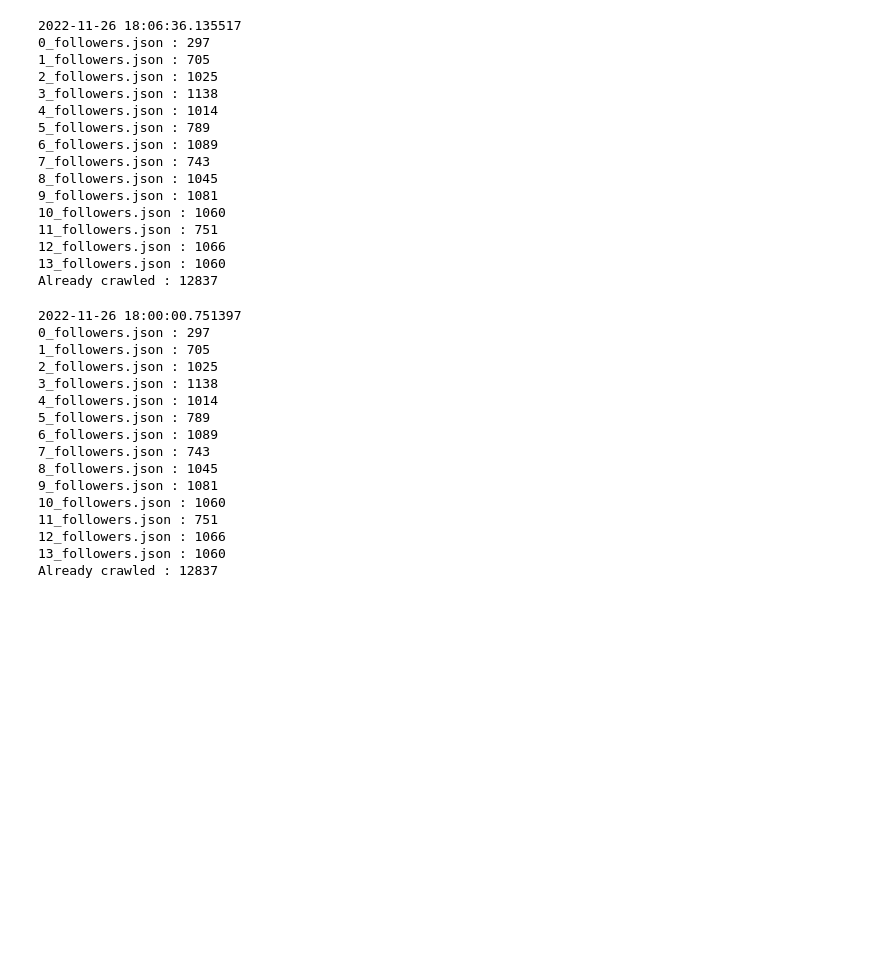
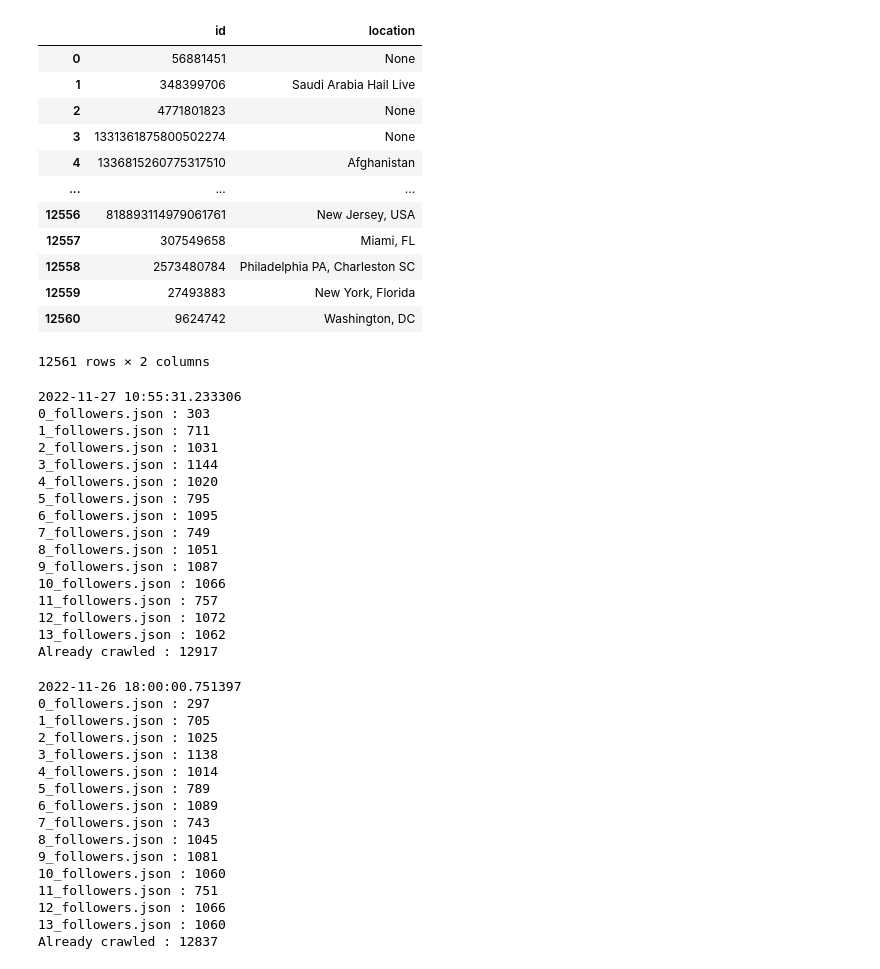
Before and after one commit to sean19981002/MyResearch, a Jupyter notebook: practice.ipynb, the cells around one changed output. Cells and saved outputs as stored; diff of their text form; code cells hidden in the pictures; blank space fills up the shorter version.

Commit message:
11/27 followers crawling finished

```diff
--- a/practice.ipynb
+++ b/practice.ipynb
@@ -16,6 +16,25 @@ from Classes import *
 import re
 import os
 from functions import *
+# %%
+f = 'Biden/2022-11-07/user_profile/Profile.xlsx'
+df = pd.read_excel(f, sheet_name='profile')
+df = df.loc[:, ['id', 'location']]
+df
+# %% [output]
+|  | id | location |
+| 0 | 56881451 | None |
+| 1 | 348399706 | Saudi Arabia Hail Live |
+| 2 | 4771801823 | None |
+| 3 | 1331361875800502274 | None |
+| 4 | 1336815260775317510 | Afghanistan |
+| ... | ... | ... |
+| 12556 | 818893114979061761 | New Jersey, USA |
+| 12557 | 307549658 | Miami, FL |
+| 12558 | 2573480784 | Philadelphia PA, Charleston SC |
+| 12559 | 27493883 | New York, Florida |
+| 12560 | 9624742 | Washington, DC |
+12561 rows × 2 columns
 # %%
 file_path = 'Biden/2022-11-07/user_profile/'
 to_excel = dict()
@@ -88,22 +107,22 @@ for i in range(14):
 
 print("Already crawled :", len(exist))
 # %% [output]
-2022-11-26 18:06:36.135517
-0_followers.json : 297
-1_followers.json : 705
-2_followers.json : 1025
-3_followers.json : 1138
-4_followers.json : 1014
-5_followers.json : 789
-6_followers.json : 1089
-7_followers.json : 743
-8_followers.json : 1045
-9_followers.json : 1081
-10_followers.json : 1060
-11_followers.json : 751
-12_followers.json : 1066
-13_followers.json : 1060
-Already crawled : 12837
+2022-11-27 10:55:31.233306
+0_followers.json : 303
+1_followers.json : 711
+2_followers.json : 1031
+3_followers.json : 1144
+4_followers.json : 1020
+5_followers.json : 795
+6_followers.json : 1095
+7_followers.json : 749
+8_followers.json : 1051
+9_followers.json : 1087
+10_followers.json : 1066
+11_followers.json : 757
+12_followers.json : 1072
+13_followers.json : 1062
+Already crawled : 12917
 # %%
 print(datetime.datetime.now())
 exist = set()
```
Also changed, not shown: 15 other files.
